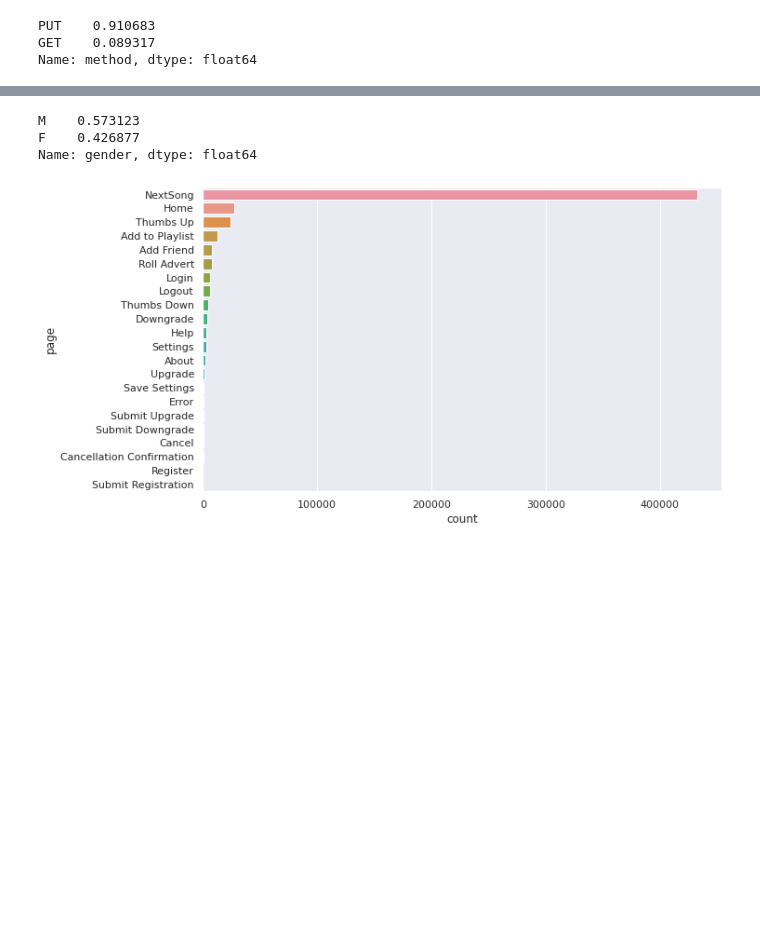
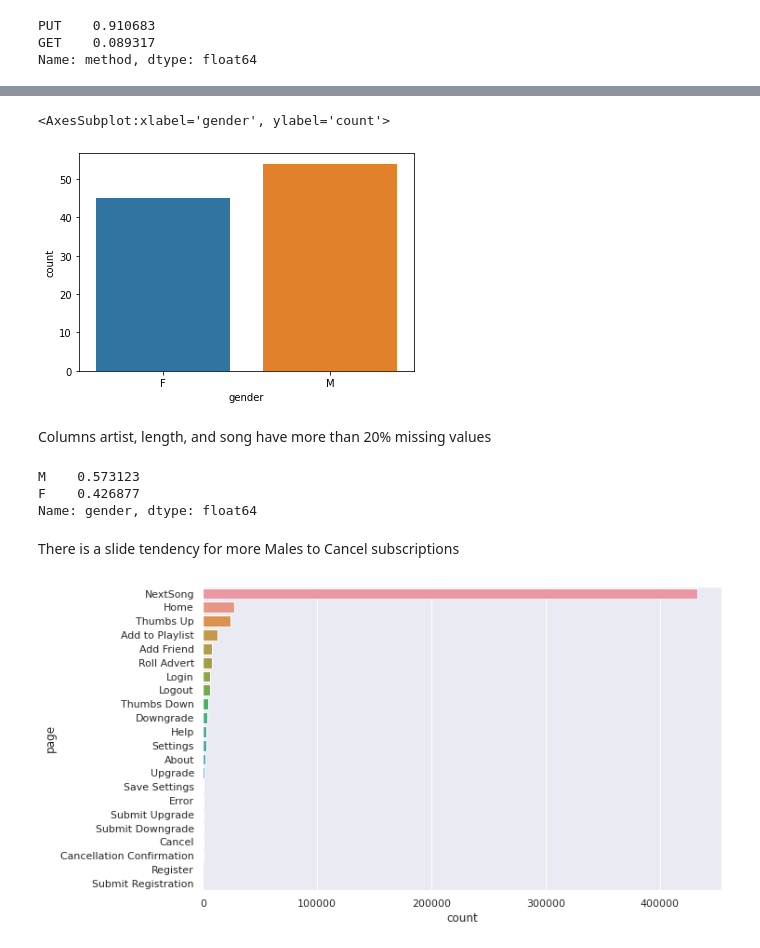
Before and after one commit to rabadzhiyski/projectSpark, a Jupyter notebook: Sparkify.ipynb, the cells around one changed output, grey strips where cells are left out. Saved outputs shown, nothing was run; the diff lists cells and outputs as text; code cells hidden in the pictures; blank space fills up the shorter version.

```diff
--- a/Sparkify.ipynb
+++ b/Sparkify.ipynb
@@ -371,9 +481,18 @@ dfp['registration'].isna().sum()
+# %%
+sns.countplot(x="gender", data=churn)
+# %% [output]
+<AxesSubplot:xlabel='gender', ylabel='count'>
+[figure, added]
+# %% [markdown]
+Columns artist, length, and song have more than 20% missing values
 # %%
 dfp['gender'].value_counts(normalize=True)
 # %% [output]
 M    0.573123
 F    0.426877
 Name: gender, dtype: float64
+# %% [markdown]
+There is a slide tendency for more Males to Cancel subscriptions
 # %%
 plt.figure(figsize=(10,6))
 sns.countplot(y="page", data=dfp, order = dfp['page'].value_counts().index)
```
Also changed, not shown: parts of 23 cells of this notebook.
